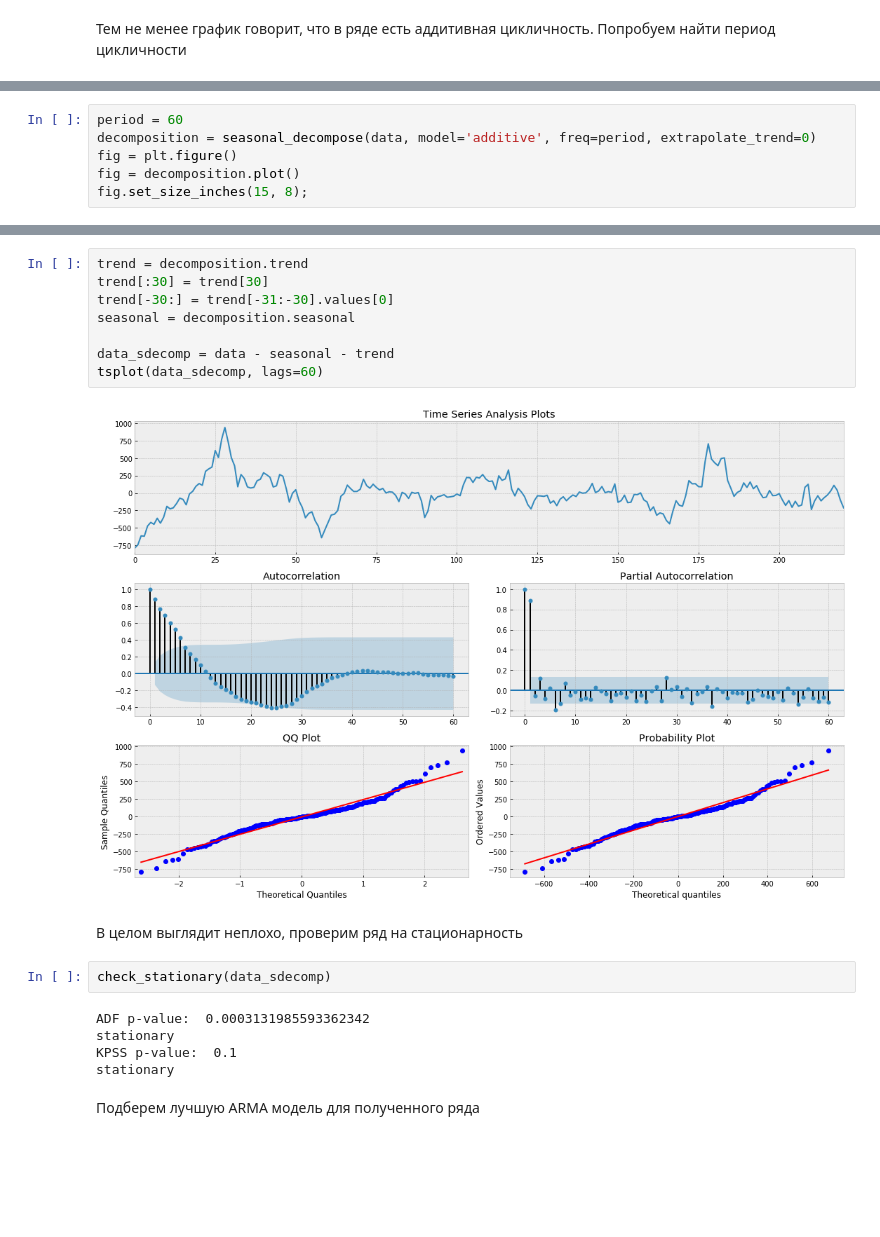
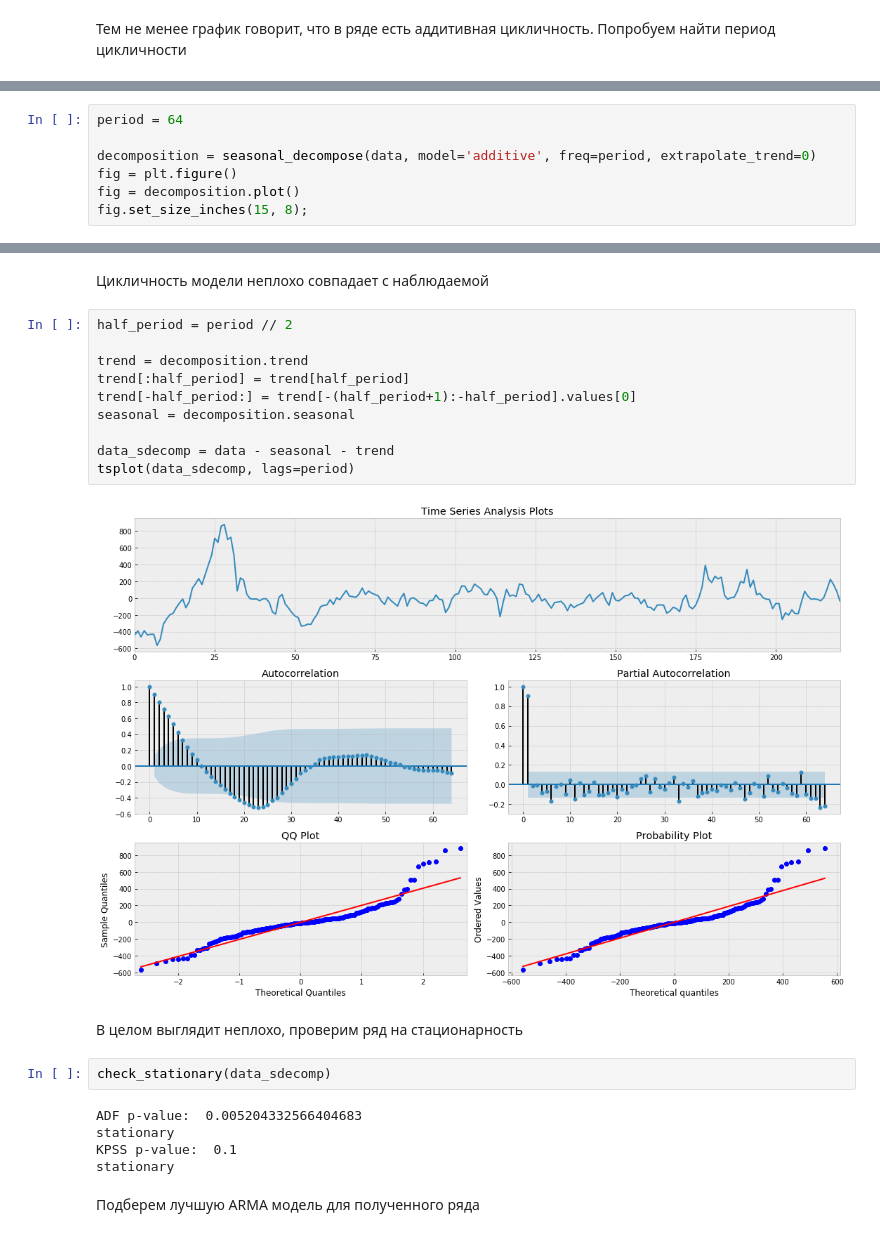
Before and after one commit to RomanovIV/hse_home_projects, a Jupyter notebook: arima_garch.ipynb, the cells around one changed output, grey strips where cells are left out. Drawn from its saved outputs; the diff is of its cells as text; blank space fills up the shorter version.

```diff
--- a/arima_garch.ipynb
+++ b/arima_garch.ipynb
@@ -152,5 +156,6 @@ fig = sm.graphics.tsa.plot_pacf(data, lags=75, ax=ax2)
 # %%
-period = 60
+period = 64
+
 decomposition = seasonal_decompose(data, model='additive', freq=period, extrapolate_trend=0)
 fig = plt.figure()
 fig = decomposition.plot()
@@ -161,19 +166,23 @@ fig.set_size_inches(15, 8);
+# %% [markdown]
+Цикличность модели неплохо совпадает с наблюдаемой
 # %%
+half_period = period // 2
+
 trend = decomposition.trend
-trend[:30] = trend[30]
-trend[-30:] = trend[-31:-30].values[0]
+trend[:half_period] = trend[half_period]
+trend[-half_period:] = trend[-(half_period+1):-half_period].values[0]
 seasonal = decomposition.seasonal
 
 data_sdecomp = data - seasonal - trend
-tsplot(data_sdecomp, lags=60)
+tsplot(data_sdecomp, lags=period)
 # %% [output]
-[figure, old version]
+[figure, new version]
 # %% [markdown]
 В целом выглядит неплохо, проверим ряд на стационарность
 # %%
 check_stationary(data_sdecomp)
 # %% [output]
-ADF p-value:  0.0003131985593362342
+ADF p-value:  0.005204332566404683
 stationary
 KPSS p-value:  0.1
 stationary
```
Also changed, not shown: parts of 16 cells of this notebook.
